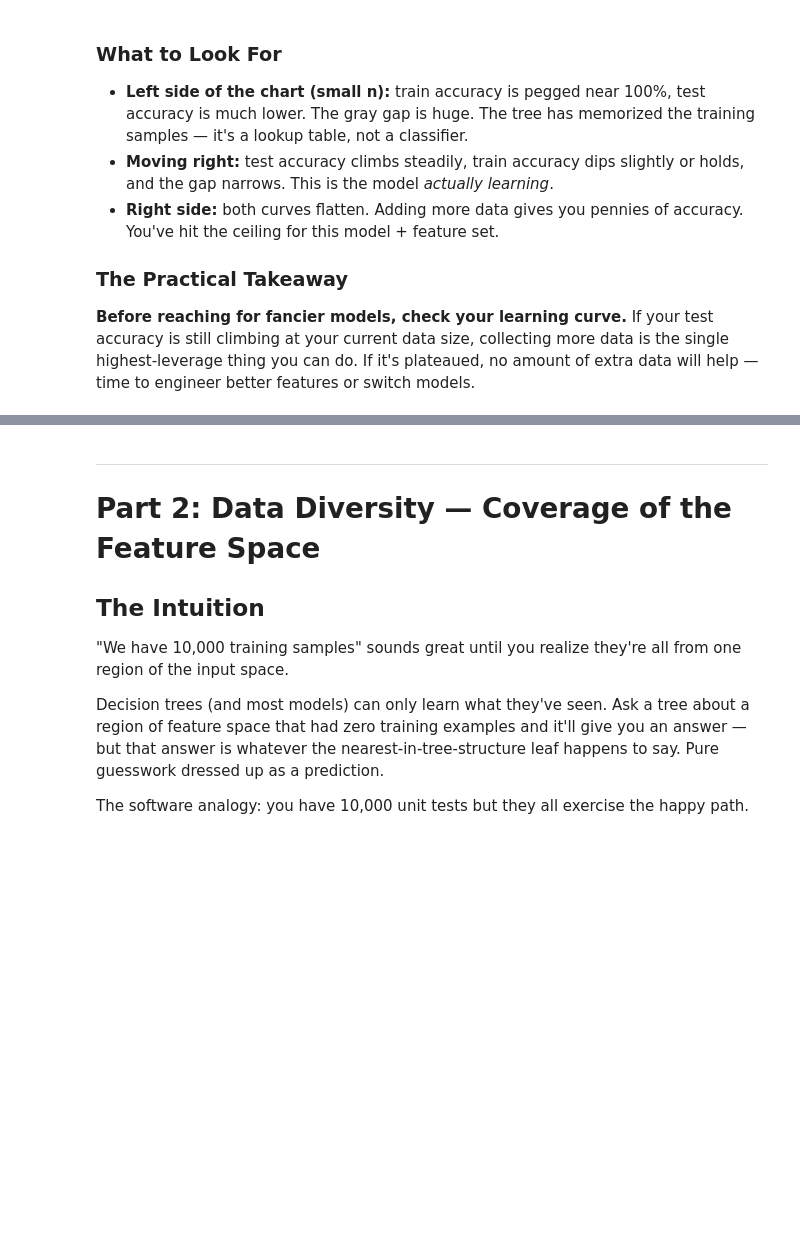
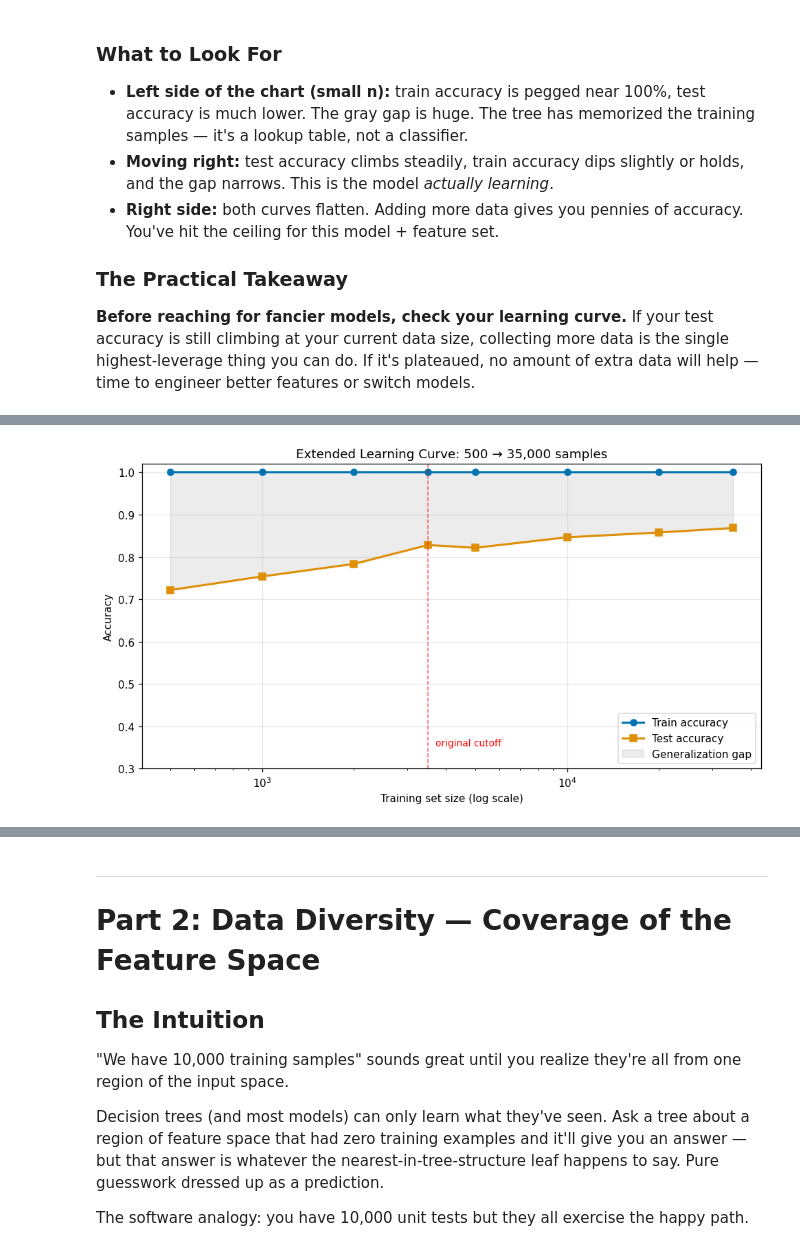
Before and after one commit to kinano/ml-scratch-pad, a Jupyter notebook: src/forests/02b_data_size_diversity_and_imbalance.ipynb, the cells around one changed output, grey strips where cells are left out. Drawn from its saved outputs; the diff is of its cells as text; code cells hidden in the pictures; blank space fills up the shorter version.

```diff
--- a/src/forests/02b_data_size_diversity_and_imbalance.ipynb
+++ b/src/forests/02b_data_size_diversity_and_imbalance.ipynb
@@ -247,0 +303,29 @@ plt.show()
+# %%
+# Same style of plot as the main learning curve, but spanning 500 → 35,000.
+# A red dashed line marks where the main experiment ended so you can see
+# "past this point" at a glance.
+
+fig, ax = plt.subplots(figsize=(9, 5), dpi=110)
+
+ax.plot(big_curve['n_train'], big_curve['train_acc'], 'o-', lw=2,
+        label='Train accuracy', color=pal[0])
+ax.plot(big_curve['n_train'], big_curve['test_acc'],  's-', lw=2,
+        label='Test accuracy',  color=pal[1])
+ax.fill_between(big_curve['n_train'], big_curve['train_acc'], big_curve['test_acc'],
+                alpha=0.15, color='gray', label='Generalization gap')
+
+# Mark the cutoff of the original experiment.
+ax.axvline(3500, color='red', lw=1, ls='--', alpha=0.6)
+ax.text(3700, 0.35, 'original cutoff', color='red', fontsize=9, va='bottom')
+
+ax.set_xscale('log')
+ax.set_xlabel('Training set size (log scale)')
+ax.set_ylabel('Accuracy')
+ax.set_title('Extended Learning Curve: 500 → 35,000 samples')
+ax.set_ylim(0.3, 1.02)
+ax.legend(loc='lower right')
+ax.grid(alpha=0.3)
+plt.tight_layout()
+plt.show()
+# %% [output]
+[figure, added]
```
Also changed, not shown: parts of 4 cells of this notebook.
